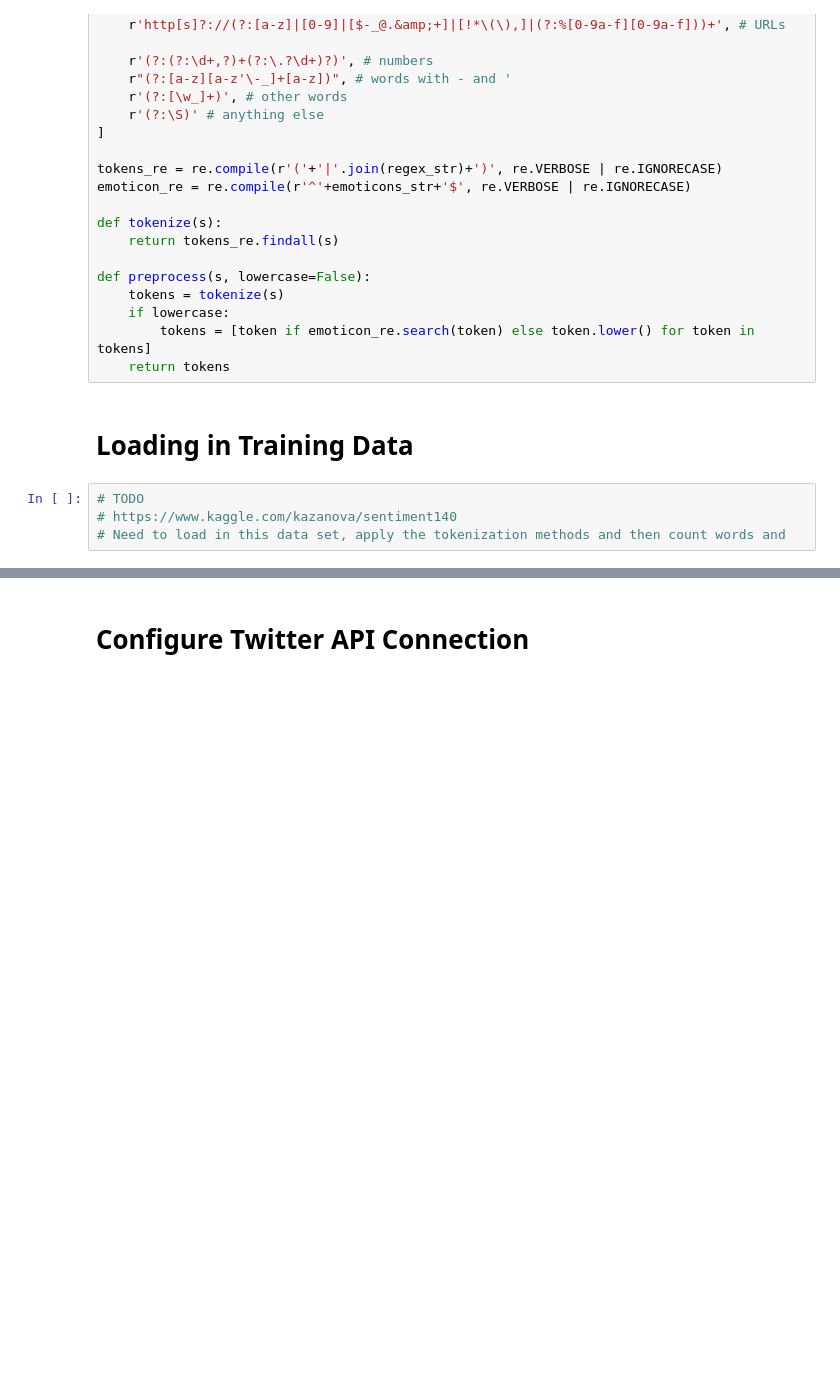
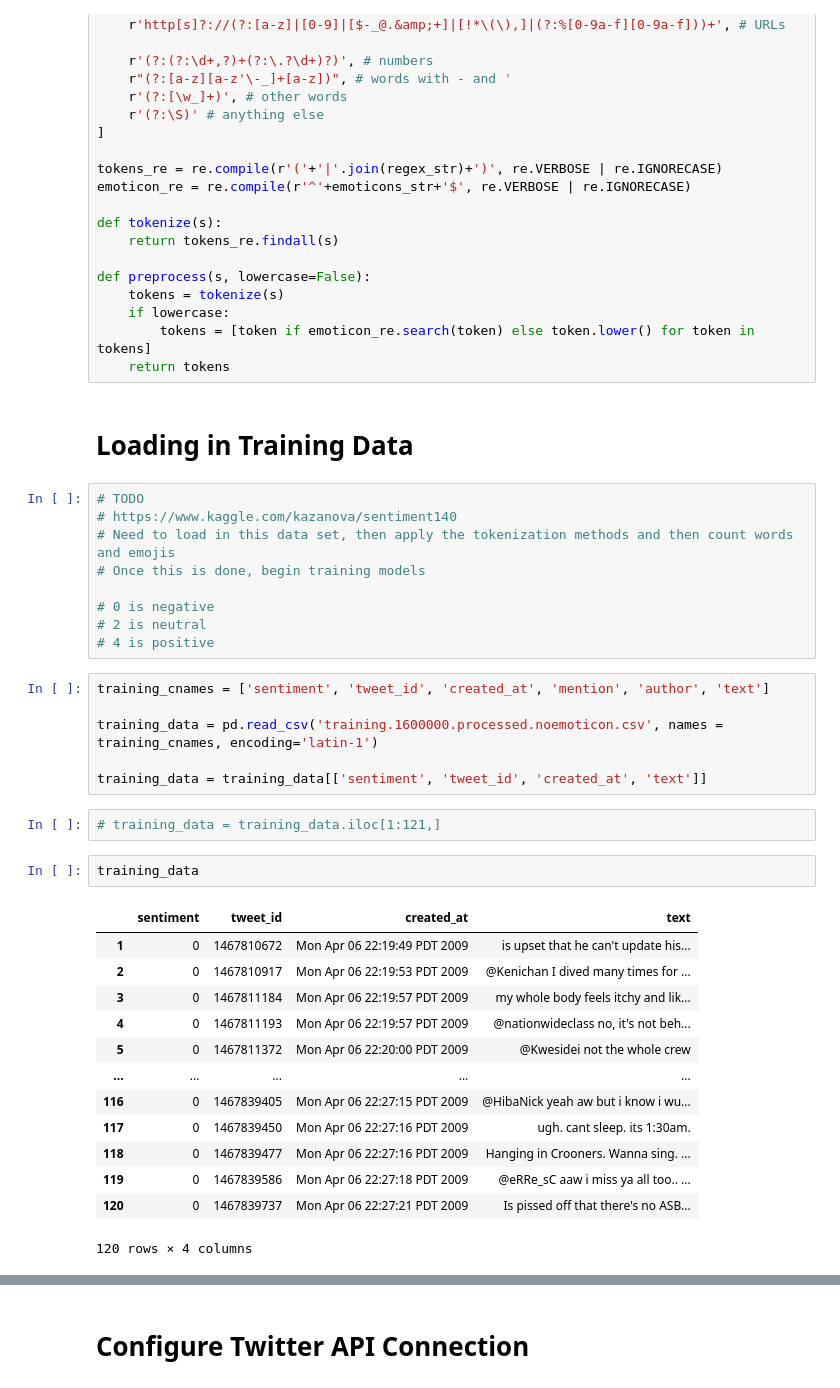
Before and after one commit to ryanherren/Tweet-Sentiment-Model, a Jupyter notebook: DS301 Project.ipynb, the cells around one changed output, grey strips where cells are left out. Drawn from its saved outputs; the diff is of its cells as text; blank space fills up the shorter version.

Commit message:
sentiment140 dataset loaded in, long manipulation time

```diff
--- a/DS301 Project.ipynb
+++ b/DS301 Project.ipynb
@@ -158,4 +162,33 @@ def preprocess(s, lowercase=False):
 # %%
 # TODO
 # https://www.kaggle.com/kazanova/sentiment140
-# Need to load in this data set, apply the tokenization methods and then count words and
+# Need to load in this data set, then apply the tokenization methods and then count words and emojis
+# Once this is done, begin training models
+
+# 0 is negative
+# 2 is neutral
+# 4 is positive
+# %%
+training_cnames = ['sentiment', 'tweet_id', 'created_at', 'mention', 'author', 'text']
+
+training_data = pd.read_csv('training.1600000.processed.noemoticon.csv', names = training_cnames, encoding='latin-1')
+
+training_data = training_data[['sentiment', 'tweet_id', 'created_at', 'text']]
+# %%
+# training_data = training_data.iloc[1:121,]
+# %%
+training_data
+# %% [output]
+|  | sentiment | tweet_id | created_at | text |
+| 1 | 0 | 1467810672 | Mon Apr 06 22:19:49 PDT 2009 | is upset that he can't update his... |
+| 2 | 0 | 1467810917 | Mon Apr 06 22:19:53 PDT 2009 | @Kenichan I dived many times for ... |
+| 3 | 0 | 1467811184 | Mon Apr 06 22:19:57 PDT 2009 | my whole body feels itchy and lik... |
+| 4 | 0 | 1467811193 | Mon Apr 06 22:19:57 PDT 2009 | @nationwideclass no, it's not beh... |
+| 5 | 0 | 1467811372 | Mon Apr 06 22:20:00 PDT 2009 | @Kwesidei not the whole crew |
+| ... | ... | ... | ... | ... |
+| 116 | 0 | 1467839405 | Mon Apr 06 22:27:15 PDT 2009 | @HibaNick yeah aw but i know i wu... |
+| 117 | 0 | 1467839450 | Mon Apr 06 22:27:16 PDT 2009 | ugh. cant sleep. its 1:30am. |
+| 118 | 0 | 1467839477 | Mon Apr 06 22:27:16 PDT 2009 | Hanging in Crooners. Wanna sing. ... |
+| 119 | 0 | 1467839586 | Mon Apr 06 22:27:18 PDT 2009 | @eRRe_sC aaw i miss ya all too.. ... |
+| 120 | 0 | 1467839737 | Mon Apr 06 22:27:21 PDT 2009 | Is pissed off that there's no ASB... |
+120 rows × 4 columns
```
Also changed, not shown: parts of 3 cells of this notebook.
